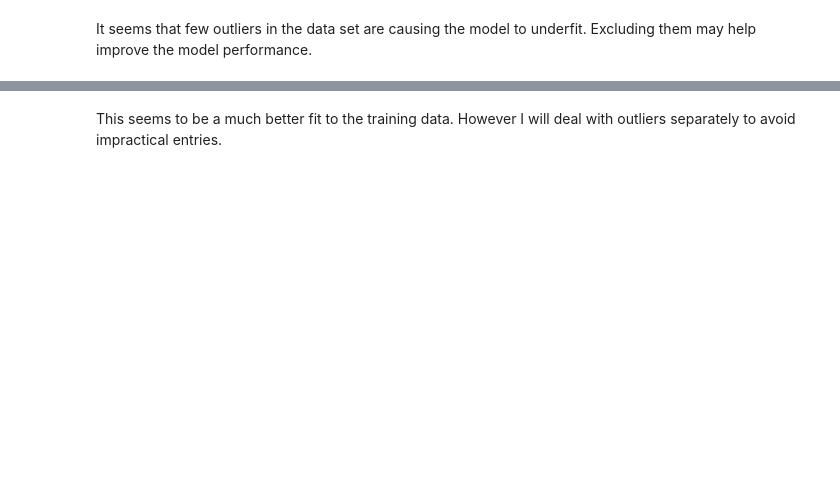
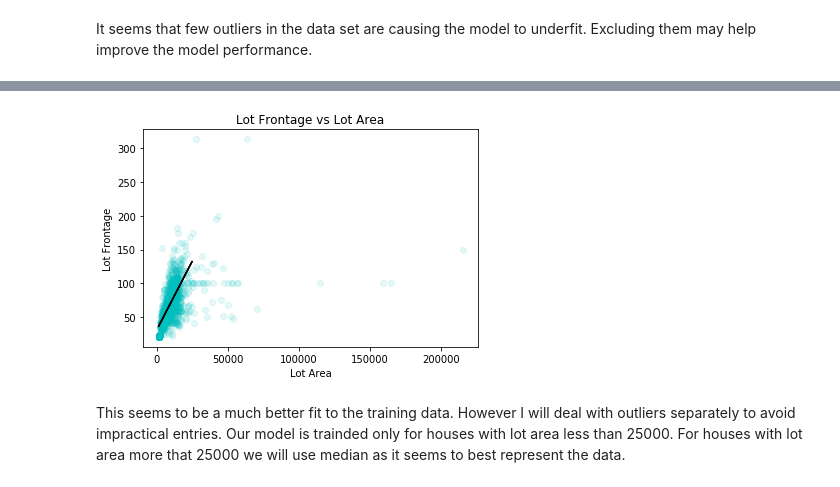
Before and after one commit to AnirudhAchal/Housing-Prices, a Jupyter notebook: Notebooks/Housing Prices .ipynb, the cells around one changed output, grey strips where cells are left out. Drawn from its saved outputs; the diff is of its cells as text; code cells hidden in the pictures; blank space fills up the shorter version.

```diff
--- a/Notebooks/Housing Prices .ipynb
+++ b/Notebooks/Housing Prices .ipynb
@@ -479,2 +471,12 @@ Score for linear regression model - version 2 - Trail 10 : 0.33
+# %%
+# Plot with outliers (Model is still without outliers)
+plt.scatter(df['LotArea'], df['LotFrontage'], color = 'c', alpha = 0.1);
+plt.plot(X, prediction_y, color = 'k');
+plt.title('Lot Frontage vs Lot Area')
+plt.xlabel('Lot Area')
+plt.ylabel('Lot Frontage')
+plt.show()
+# %% [output]
+[figure, added]
 # %% [markdown]
-This seems to be a much better fit to the training data. However I will deal with outliers separately to avoid impractical entries.
+This seems to be a much better fit to the training data. However I will deal with outliers separately to avoid impractical entries. Our model is trainded only for houses with lot area less than 25000. For houses with  lot area more that 25000 we will use median as it seems to best represent the data.
```
Also changed, not shown: parts of 11 cells of this notebook.
